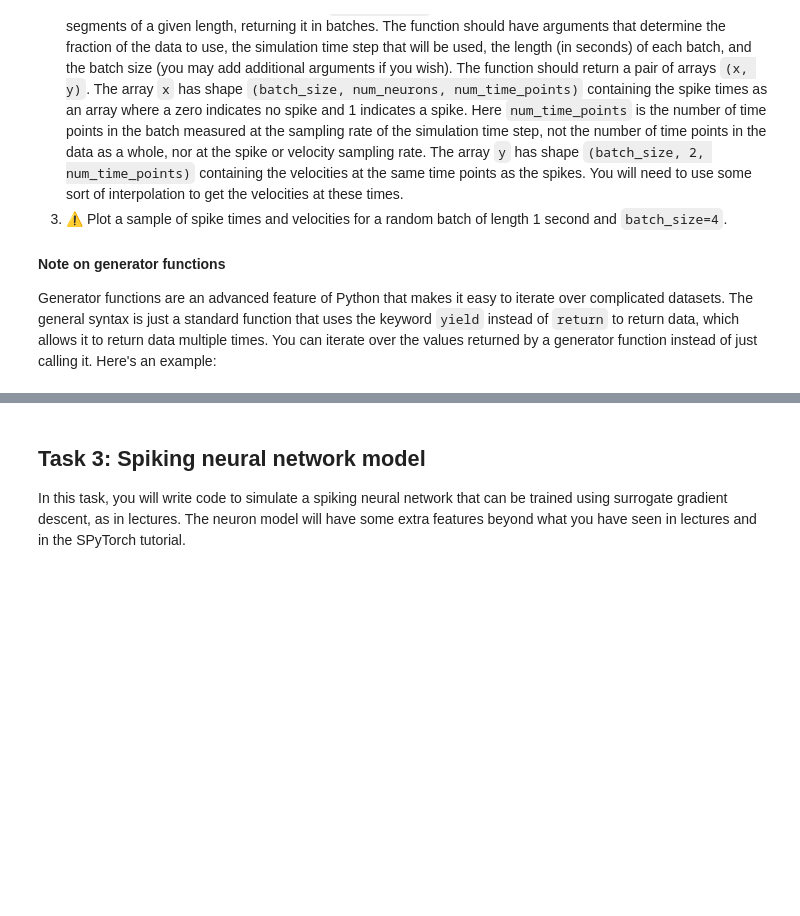
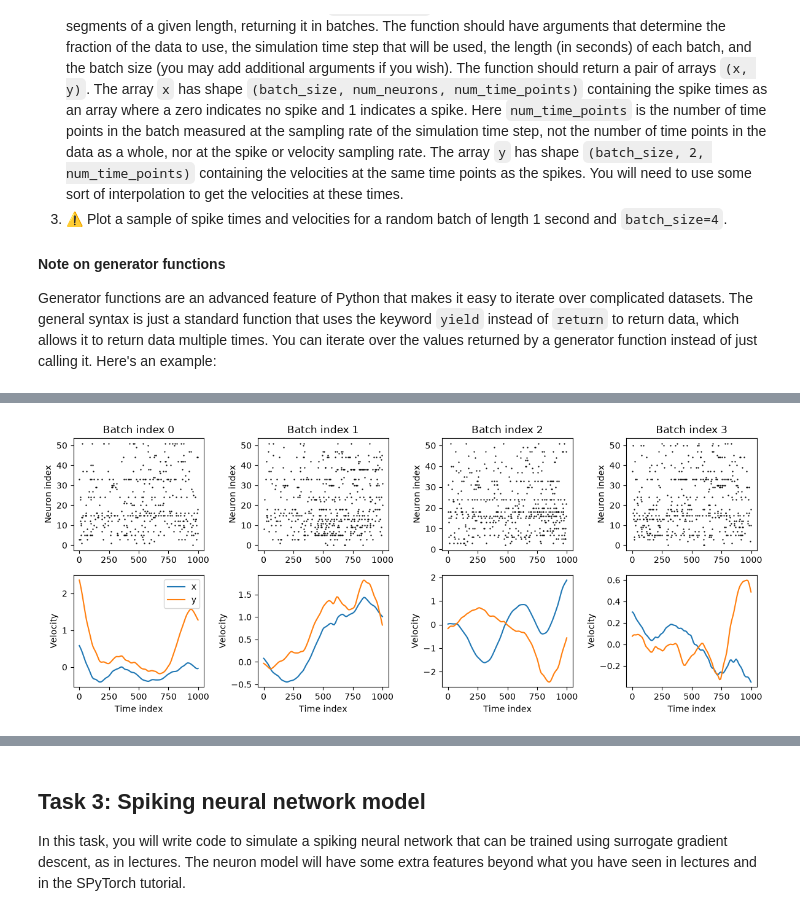
Before and after one commit to luqeei1/neuro_cw, a Jupyter notebook: neuro_coursework/cw-decoding-completed.ipynb, the cells around one changed output, grey strips where cells are left out. Saved outputs shown, nothing was run; the diff lists cells and outputs as text; code cells hidden in the pictures; blank space fills up the shorter version.

```diff
--- a/neuro_coursework/cw-decoding-completed.ipynb
+++ b/neuro_coursework/cw-decoding-completed.ipynb
@@ -222,11 +222,3 @@ The mean speeds of the training, validation and test sections are 1.040, 0.929 a
 #### Note on generator functions
 
 Generator functions are an advanced feature of Python that makes it easy to iterate over complicated datasets. The general syntax is just a standard function that uses the keyword ``yield`` instead of ``return`` to return data, which allows it to return data multiple times. You can iterate over the values returned by a generator function instead of just calling it. Here's an example:
-# %%
-def gimme_some_multiples(n):
-    yield n*1
-    yield n*2
-    yield n*3
-
-for x in gimme_some_multiples(3):
-    print(x)
@@ -239,7 +224,0 @@ And another:
-# %%
-def gimme_some_more_multiples(n, how_many):
-    for i in range(how_many):
-        yield n*(i+1)
-
-for x in gimme_some_more_multiples(5, 4):
-    print(x)
@@ -366,0 +225,84 @@ Batch shapes: (4, 52, 1000) (4, 2, 1000)
+# %%
+# 1. Set up training / validation / testing ranges.
+rng = np.random.default_rng()
+block_seconds = 20.0 # divide the recording into non-overlapping 20-second blocks
+t_min, t_max = float(vel_times[0]), float(vel_times[-1])
+block_starts = np.arange(t_min, t_max - block_seconds, block_seconds)
+block_ids = rng.permutation(len(block_starts)) # randomly distribute blocks into training (70%), validation (15%) and testing (15%)
+n_train = int(0.70 * len(block_ids))
+n_val = int(0.15 * len(block_ids))
+training_range = np.sort(block_starts[block_ids[:n_train]])
+validation_range = np.sort(block_starts[block_ids[n_train:n_train + n_val]])
+testing_range = np.sort(block_starts[block_ids[n_train + n_val:]])
+assert len(set(training_range) & set(validation_range)) == 0
+assert len(set(training_range) & set(testing_range)) == 0
+assert len(set(validation_range) & set(testing_range)) == 0
+print('Disjoint blocks (train, validation, test):',
+      len(training_range), len(validation_range), len(testing_range))
+
+
+# 2. Generator function that yields randomly ordered batches.
+def batched_data(range_to_use, dt=1e-3, length=1, batch_size=64,
+                 max_num_batches=None):
+
+    local_rng = np.random.default_rng() # generate non-overlapping windows within each selected block
+    starts = []
+    for block_start in range_to_use:
+        offset = local_rng.uniform(0, min(length, block_seconds - length))
+        starts.extend(np.arange(block_start + offset,
+                                block_start + block_seconds - length + 1e-8,
+                                length))
+    starts = np.array(starts)  # randomise the order of the windows
+    local_rng.shuffle(starts)
+    num_time_points = int(round(length / dt)) # calculate the number of simulation time points and batches
+    num_batches = len(starts) // batch_size
+    if max_num_batches is not None:
+        num_batches = min(num_batches, max_num_batches)
+
+    for batch_idx in range(num_batches):
+        x = torch.zeros((batch_size, num_neurons, num_time_points)) # initialise binary spike data and velocity targets
+        y = torch.zeros((batch_size, 2, num_time_points))
+        for b in range(batch_size):
+            start = starts[batch_idx * batch_size + b] # select the starting time and simulation time points
+            ts = start + np.arange(num_time_points) * dt
+            for i, st in enumerate(spike_times): # convert spike timestamps into binary simulation time bins
+                lo, hi = np.searchsorted(st, [start, start + num_time_points * dt])
+                bins = np.floor((st[lo:hi] - start) / dt).astype(int)
+                bins = bins[(bins >= 0) & (bins < num_time_points)]
+                x[b, i, bins] = 1.0
+
+            for c in range(2): # interpolate x and y velocities at the simulation time points.
+                y[b, c] = torch.from_numpy(
+                    np.interp(ts, vel_times, vel[:, c]).astype(np.float32)
+                )
+
+        yield x, y
+
+
+# 3. Plot a sample of data with length=1 second and batch_size=4.
+
+x, y = next(batched_data(training_range, dt=1e-3, length=1,
+                         batch_size=4, max_num_batches=1))
+
+plt.figure(figsize=(12, 5))
+
+for b in range(4):
+    ax = plt.subplot(2, 4, b + 1) # plot spikes for this batch index
+    ids, timesteps = torch.where(x[b] > 0)
+    plt.scatter(timesteps, ids, s=0.4, color='k')
+    plt.ylabel('Neuron index')
+    plt.title(f'Batch index {b}')
+    plt.subplot(2, 4, b + 5, sharex=ax) # plot velocities for this batch index
+    plt.plot(y[b, 0], label='x')
+    plt.plot(y[b, 1], label='y')
+    plt.xlabel('Time index')
+    plt.ylabel('Velocity')
+    if b == 0:
+        plt.legend(loc='best')
+
+plt.tight_layout()
+display(plt.gcf())
+plt.close()
+
+print('Batch shapes:', tuple(x.shape), tuple(y.shape))
+# %% [output]
@@ -366,0 +310 @@ Batch shapes: (4, 52, 1000) (4, 2, 1000)
+[figure, added]
```
Also changed, not shown: parts of 9 cells of this notebook, 7 other files.
